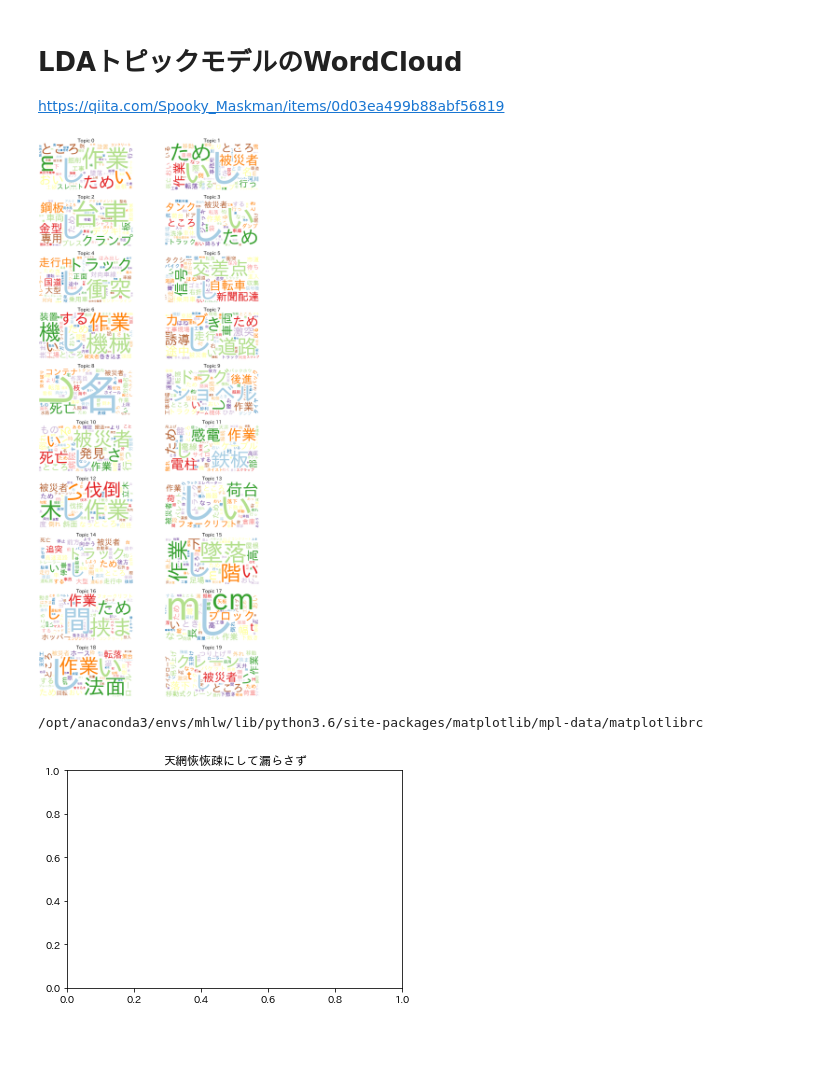
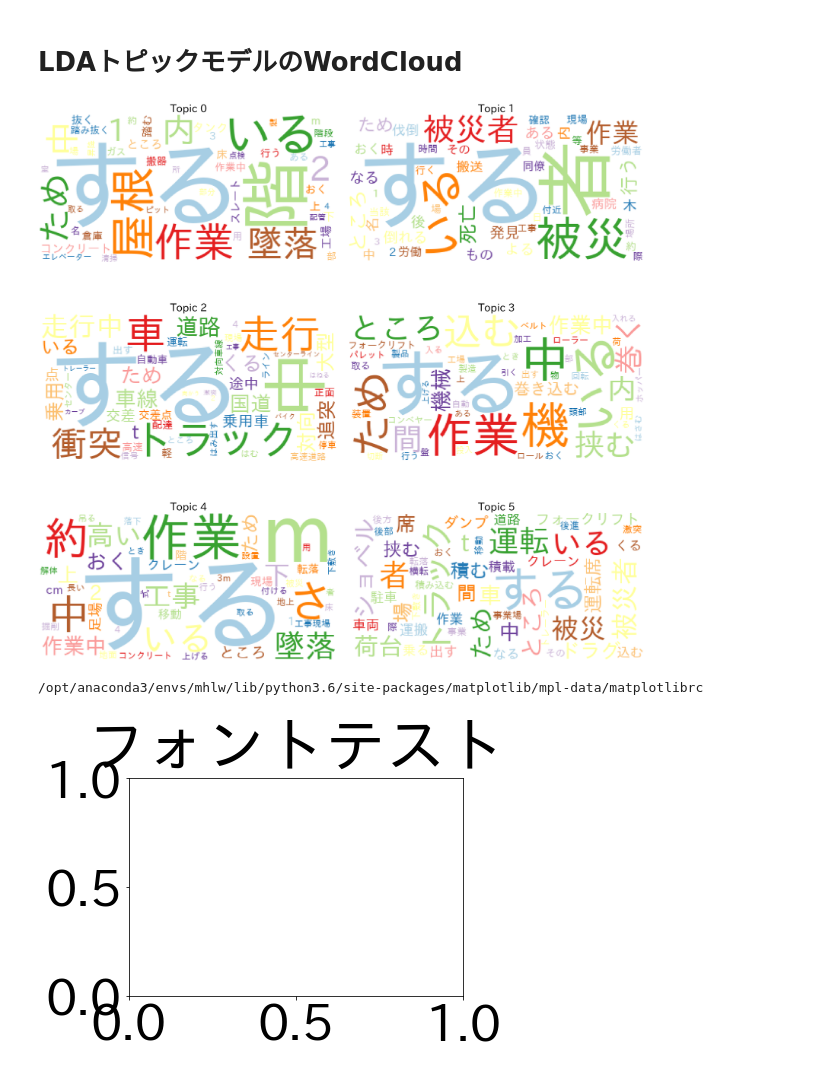
Before and after one commit to t2hk/scdv_glove_elasticsearch, a Jupyter notebook: LDA_topic_model.ipynb, the cells around one changed output. Drawn from its saved outputs; the diff is of its cells as text; code cells hidden in the pictures; blank space fills up the shorter version.

```diff
--- a/LDA_topic_model.ipynb
+++ b/LDA_topic_model.ipynb
@@ -8,18 +0,0 @@ small_class_name = "業種(小分類)_分類名"
-# %%
-import glob
-
-data_dir = glob.glob("./wakati_sudachi_majour/*.txt")
-
-with open("wakati_major_cat.csv", "w") as f:
-    f.write('業種(大分類),文章\n')
-
-    for data in data_dir:
-        with open(data, "r") as d:
-            next(d)
-            for line in d:
-                #split_l = line.split(",")
-                #cat = split_l[0].replace("__label__", "").strip()
-                #sentence = split_l[-1].strip()
-
-                #f.write(cat + ", " + sentence + "\n")
-                f.write(line.strip() + '\n')
@@ -37,9 +8,9 @@ from sklearn.model_selection import train_test_split
 import pandas as pd
 
 # カテゴリ数を取得する。
-df = pd.read_csv('concat_majour_cat.csv')
+df = pd.read_csv('es_wakati.csv')
 categories = df['業種(大分類)'].unique()
-NUM_TOPICS = len(categories)
+NUM_TOPICS = 6 #len(categories)
 
 # 訓練データとtestデータに分ける
 train_data, test_data = train_test_split(df, test_size=None, train_size=0.8, stratify=df['業種(大分類)'])
@@ -77,14 +48,11 @@ test_corpus = [dictionary.doc2bow(text) for text in test_texts]
 # クラスタリング結果を出力
 with open('lda_result.csv', 'w') as f:
     for unseen_doc, raw_train_text in zip(test_corpus, test_original_texts):
-        #print(raw_train_text, end='\t')
         f.write(raw_train_text + ',')
         for topic, score in lda_model[unseen_doc]:
             score_by_topic[int(topic)] = float(score)
         for i in range(NUM_TOPICS):
-            #print('{:.2f}'.format(score_by_topic[i]), end='\t')
             f.write('{:.2f}'.format(score_by_topic[i]) + ',')
-        #print()
         f.write('\n')
 # %%
 from sklearn.model_selection import train_test_split
@@ -95,41 +67,37 @@ df.head(10)
-# %% [markdown]
-# LDAトピックモデルのWordCloud
-https://qiita.com/Spooky_Maskman/items/0d03ea499b88abf56819
+# %% [markdown]
+# LDAトピックモデルのWordCloud
 # %%
 from wordcloud import WordCloud
 from PIL import Image
 import numpy as np
 import matplotlib.pyplot as plt
 
 plt.rcParams["font.family"] = "IPAexGothic"
 plt.rcParams["font.size"] = 50
 
-fig, axs = plt.subplots(ncols=2, nrows=int(lda_model.num_topics/2), figsize=(50,100))
+fig, axs = plt.subplots(ncols=2, nrows=int(lda_model.num_topics/2), figsize=(50,50))
 axs = axs.flatten()
 
 def color_func(word, font_size, position, orientation, random_state, font_path):
     return 'darkturquoise'
-
-#mask = np.array(Image.open('ball.png'))
 
 for i, t in enumerate(range(lda_model.num_topics)):
 
     x = dict(lda_model.show_topic(t, 50))
     im = WordCloud(
         font_path='/opt/anaconda3/envs/mhlw/lib/python3.6/site-packages/matplotlib/mpl-data/ipaexg.ttf',
         background_color='white',
         color_func=color_func,
-        #mask=mask,
         random_state=0
     ).generate_from_frequencies(x)
     axs[i].imshow(im.recolor(colormap= 'Paired_r' , random_state=244), alpha=0.98)
     axs[i].axis('off')
     axs[i].set_title('Topic '+str(t))
 
 plt.tight_layout()
 plt.show()
 # %% [output]
-[figure, old version]
+[figure, new version]
 # %%
 import matplotlib.font_manager as fm
 import matplotlib.pyplot as plt
@@ -140,8 +108,8 @@ fonts = fm.findSystemFonts()
 print(mpl.matplotlib_fname())
 
 plt.rcParams['font.family'] = 'IPAexGothic'
-plt.title('天網恢恢疎にして漏らさず')
+plt.title('フォントテスト')
 plt.show()
 # %% [output]
 /opt/anaconda3/envs/mhlw/lib/python3.6/site-packages/matplotlib/mpl-data/matplotlibrc
-[figure, old version]
+[figure, new version]
```
Also changed, not shown: parts of 5 cells of this notebook, 2 other files.
